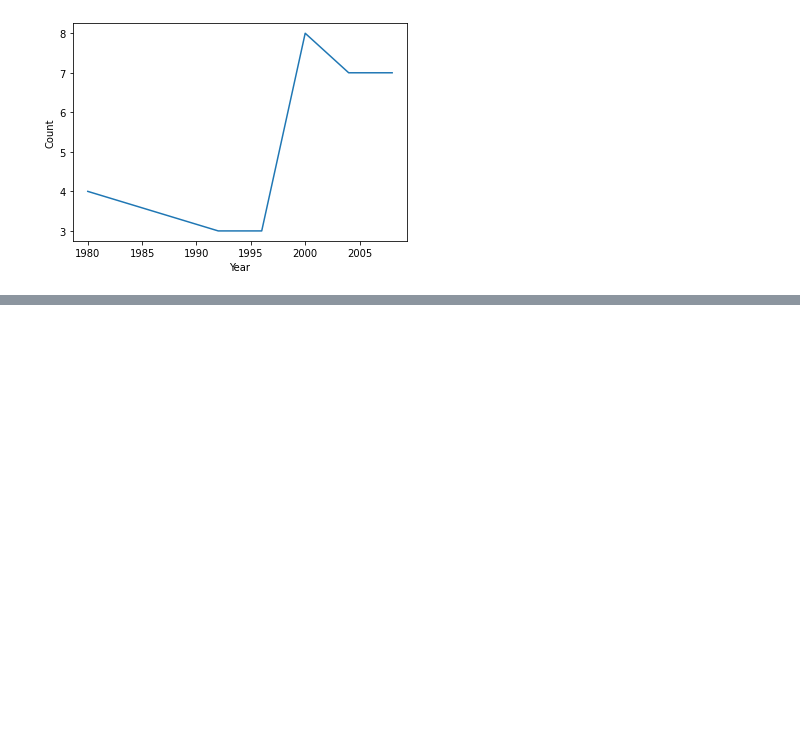
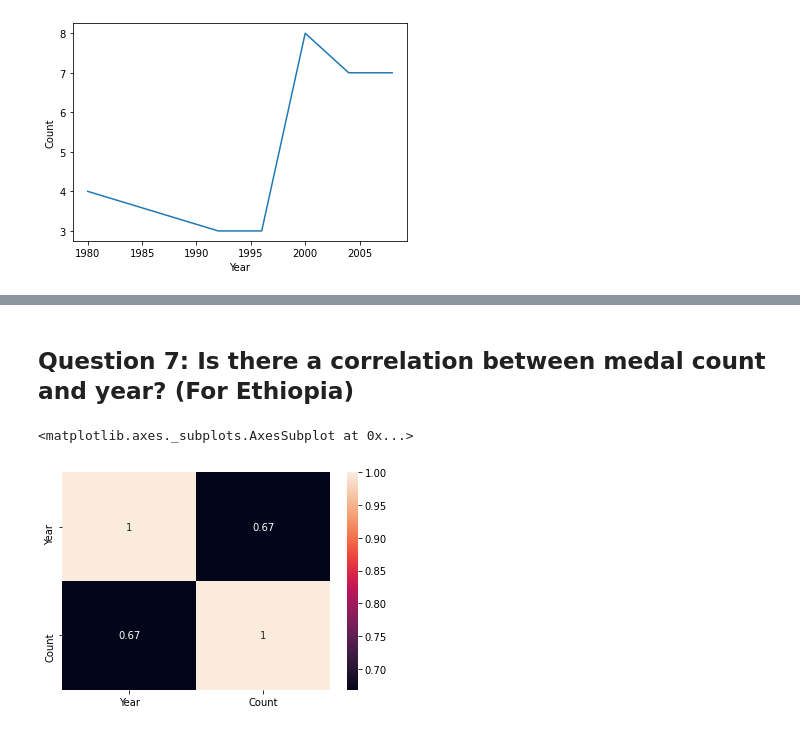
Before and after one commit to liyaSileshi/Summer-Olympics, a Jupyter notebook: notebooks/olympics.ipynb, the cells around one changed output, grey strips where cells are left out. Cells and saved outputs as stored; diff of their text form; code cells hidden in the pictures; blank space fills up the shorter version.

```diff
--- a/notebooks/olympics.ipynb
+++ b/notebooks/olympics.ipynb
@@ -367,0 +376,8 @@ df2
+# %% [markdown]
+## Question 7: Is there a correlation between medal count and year? (For Ethiopia)
+# %%
+eth_year
+sns.heatmap(eth_year.corr(), annot=True)
+# %% [output]
+<matplotlib.axes._subplots.AxesSubplot at 0x...>
+[figure, added]
```
Also changed, not shown: parts of 33 cells of this notebook.
